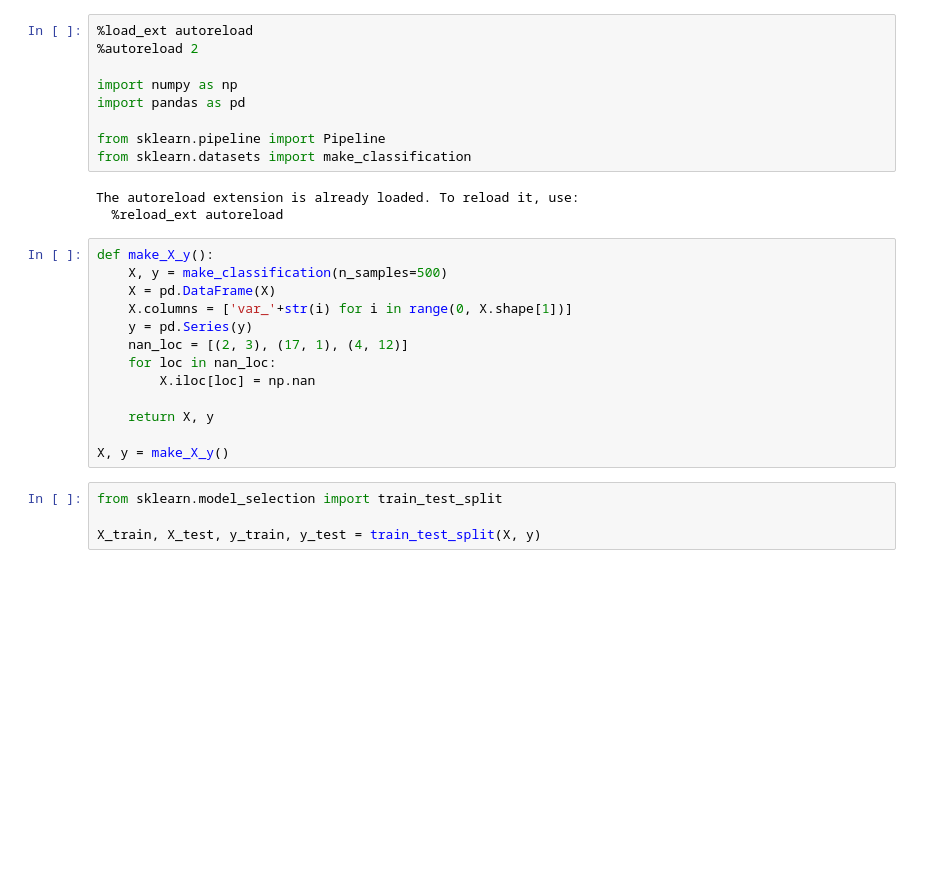
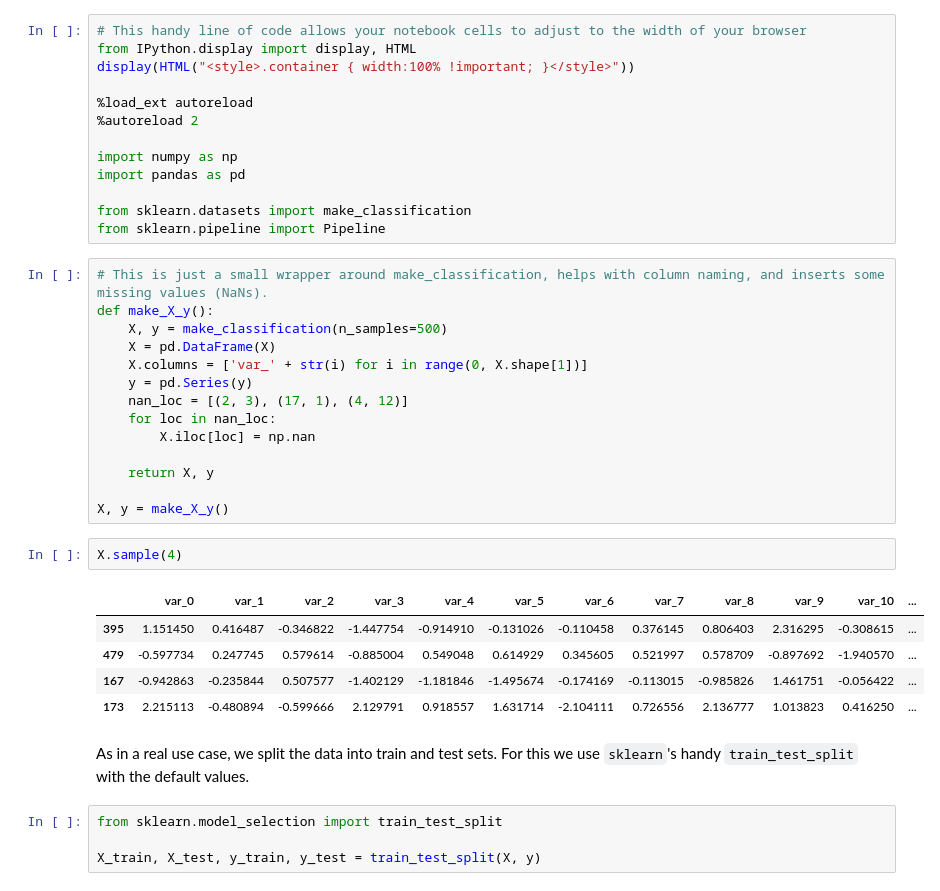
Before and after one commit to gverbock/dsfc_2022, a Jupyter notebook: notebooks/sklearn_basics.ipynb, the cells around one changed output. Drawn from its saved outputs; the diff is of its cells as text; blank space fills up the shorter version.

```diff
--- a/notebooks/sklearn_basics.ipynb
+++ b/notebooks/sklearn_basics.ipynb
@@ -1,20 +54,22 @@
 # %%
+# This handy line of code allows your notebook cells to adjust to the width of your browser
+from IPython.display import display, HTML
+display(HTML("<style>.container { width:100% !important; }</style>"))
+
 %load_ext autoreload
 %autoreload 2
 
 import numpy as np
 import pandas as pd
 
+from sklearn.datasets import make_classification
 from sklearn.pipeline import Pipeline
-from sklearn.datasets import make_classification
-# %% [output]
-The autoreload extension is already loaded. To reload it, use:
-  %reload_ext autoreload
 # %%
+# This is just a small wrapper around make_classification, helps with column naming, and inserts some missing values (NaNs).
 def make_X_y():
     X, y = make_classification(n_samples=500)
     X = pd.DataFrame(X)
-    X.columns = ['var_'+str(i) for i in range(0, X.shape[1])]
+    X.columns = ['var_' + str(i) for i in range(0, X.shape[1])]
     y = pd.Series(y)
     nan_loc = [(2, 3), (17, 1), (4, 12)]
     for loc in nan_loc:
@@ -23,6 +78,16 @@ def make_X_y():
     return X, y
 
 X, y = make_X_y()
+# %%
+X.sample(4)
+# %% [output]
+|  | var_0 | var_1 | var_2 | var_3 | var_4 | var_5 | var_6 | var_7 | var_8 | var_9 | var_10 | ... |
+| 395 | 1.151450 | 0.416487 | -0.346822 | -1.447754 | -0.914910 | -0.131026 | -0.110458 | 0.376145 | 0.806403 | 2.316295 | -0.308615 | ... |
+| 479 | -0.597734 | 0.247745 | 0.579614 | -0.885004 | 0.549048 | 0.614929 | 0.345605 | 0.521997 | 0.578709 | -0.897692 | -1.940570 | ... |
+| 167 | -0.942863 | -0.235844 | 0.507577 | -1.402129 | -1.181846 | -1.495674 | -0.174169 | -0.113015 | -0.985826 | 1.461751 | -0.056422 | ... |
+| 173 | 2.215113 | -0.480894 | -0.599666 | 2.129791 | 0.918557 | 1.631714 | -2.104111 | 0.726556 | 2.136777 | 1.013823 | 0.416250 | ... |
+# %% [markdown]
+As in a real use case, we split the data into train and test sets. For this we use `sklearn`'s handy `train_test_split` with the default values.
 # %%
 from sklearn.model_selection import train_test_split
 
```
Also changed, not shown: parts of 23 cells of this notebook.
